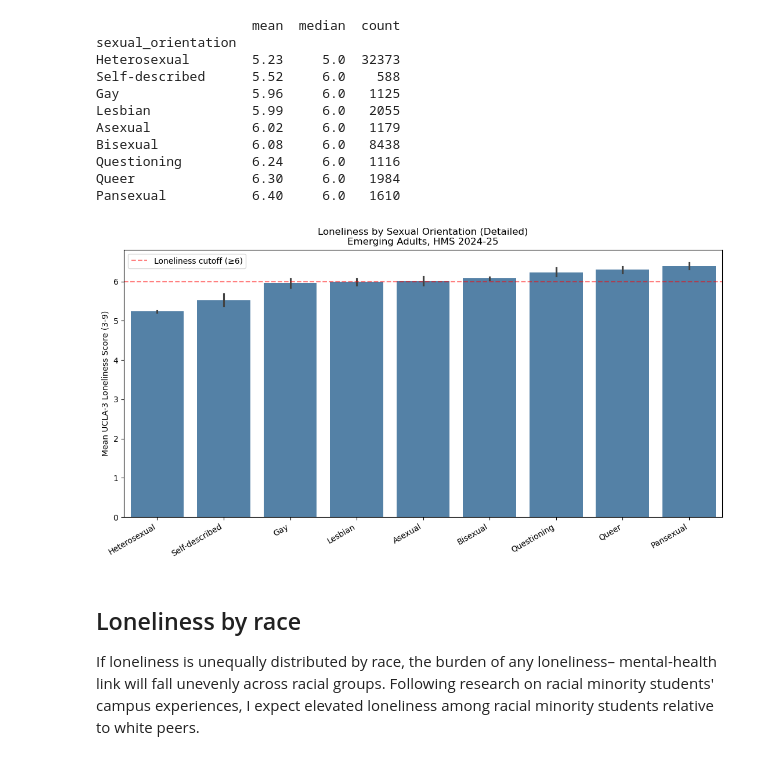
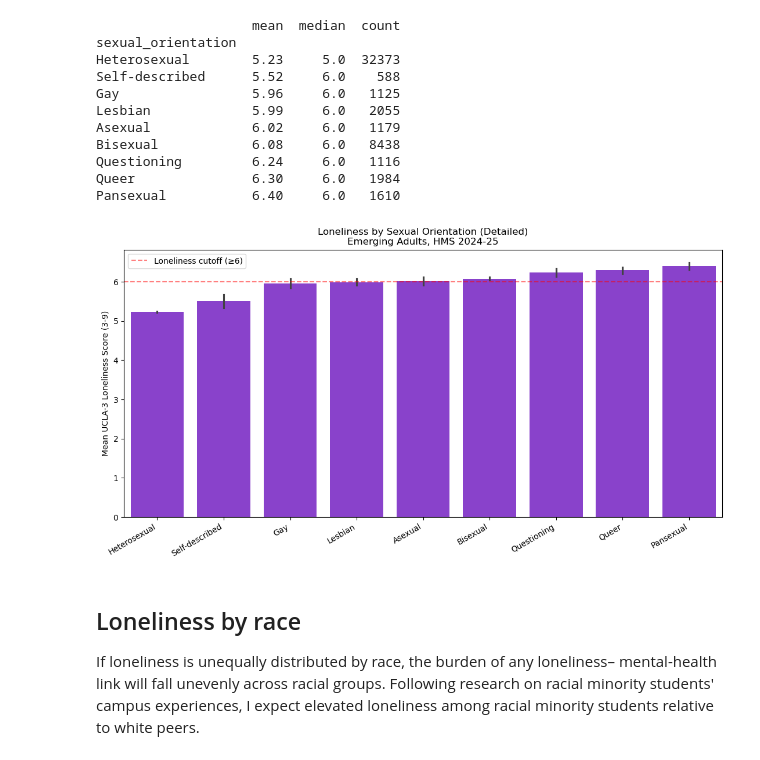
Before and after one commit to emilyjgarrard28/healthy-minds-loneliness, a Jupyter notebook: code/02_analysis.ipynb, the cells around one changed output. Cells and saved outputs as stored; diff of their text form; code cells hidden in the pictures.

```diff
--- a/code/02_analysis.ipynb
+++ b/code/02_analysis.ipynb
@@ -81,20 +106,20 @@ Pansexual           6.40     6.0   1610
 # %%
 orientation_order = loneliness_by_orient.index.tolist()
 
 plt.figure(figsize=(11, 6))
 sns.barplot(data=emerging_adults, x="sexual_orientation", y="lonesc",
-            order=orientation_order, color="steelblue", errorbar="ci")
+            order=orientation_order, color="blueviolet", errorbar="ci")
 plt.axhline(6, color="red", linestyle="--", alpha=0.5, label="Loneliness cutoff (≥6)")
 plt.title("Loneliness by Sexual Orientation (Detailed)\nEmerging Adults, HMS 2024-25")
 plt.xlabel("")
 plt.ylabel("Mean UCLA-3 Loneliness Score (3-9)")
 plt.xticks(rotation=30, ha="right")
 plt.legend()
 plt.tight_layout()
 plt.savefig("../output/loneliness_by_sexual_orientation_detailed.png", dpi=150, bbox_inches="tight")
 plt.show()
 # %% [output]
-[figure, old version]
+[figure, new version]
 # %% [markdown]
 ## Loneliness by race
 
```
Also changed, not shown: parts of 21 cells of this notebook, 13 other files.
